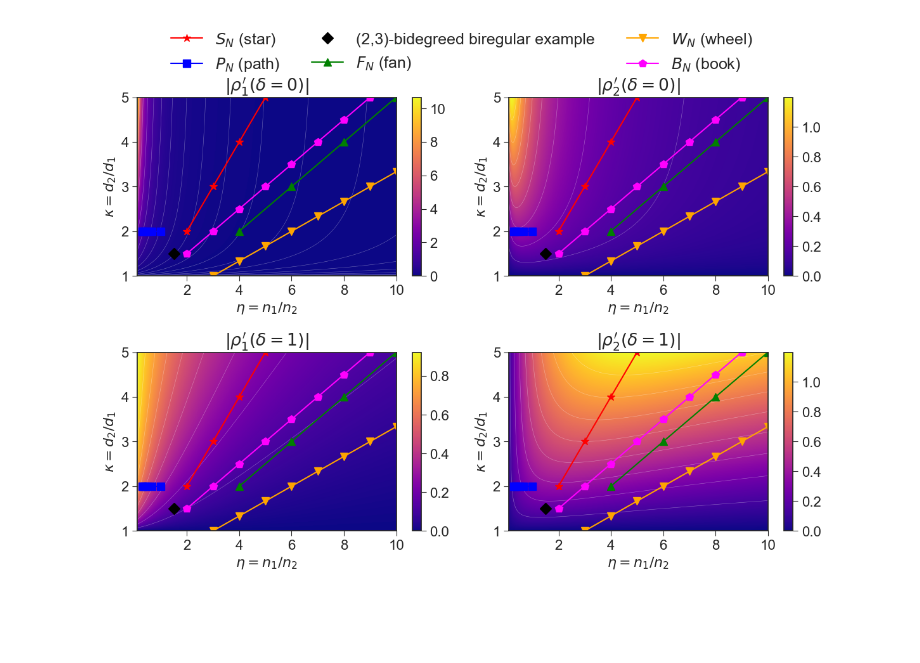
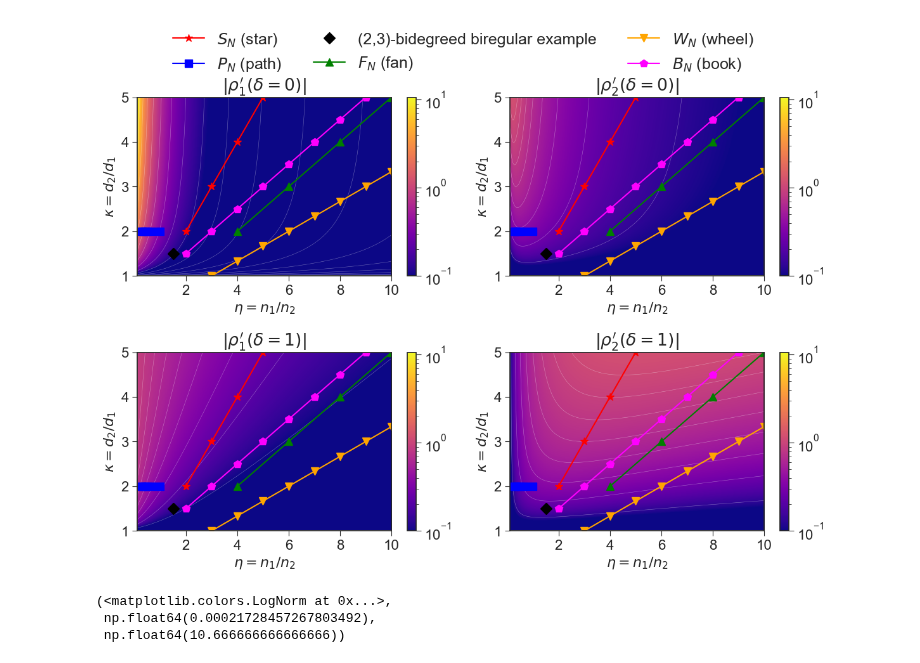
Before and after one commit to davidb2/mixed-updating, a Jupyter notebook: fig-sensitivity.ipynb, the cells around one changed output. Cells and saved outputs as stored; diff of their text form; code cells hidden in the pictures; blank space fills up the shorter version.

```diff
--- a/fig-sensitivity.ipynb
+++ b/fig-sensitivity.ipynb
@@ -1,6 +1,10 @@
 # %%
 import numpy as np
 import matplotlib.pyplot as plt
+from matplotlib.colors import LogNorm, Normalize, TwoSlopeNorm
+
+from matplotlib.colors import Normalize
+
 
 plt.style.use("seaborn-v0_8-ticks")
 plt.rcParams.update({'font.size': 16})
@@ -38,12 +42,8 @@ def rho_derivs_eta(kappa, eta, delta):
 
 
 def overlay_families_eta(ax):
-  """
-  Overlay the canonical bidegreed families in the (eta, kappa) plane:
-
-    eta    = n1/n2
-    kappa = d2/d1
-  """
+  #  eta    = n1/n2
+  #  kappa = d2/d1
 
   ms = 9
 
@@ -158,6 +158,29 @@ rho1_1, rho2_1 = rho_derivs_eta(K, Eta, 1.0)
 fig, axes = plt.subplots(2, 2, figsize=(12, 9))
 cmap = "plasma"
 
+abs_rho1_0 = np.abs(rho1_0)
+abs_rho1_1 = np.abs(rho1_1)
+abs_rho2_0 = np.abs(rho2_0)
+abs_rho2_1 = np.abs(rho2_1)
+vmin = min(
+  abs_rho1_0[abs_rho1_0 > 0].min(),
+  abs_rho1_1[abs_rho1_1 > 0].min(),
+  abs_rho2_0[abs_rho2_0 > 0].min(),
+  abs_rho2_1[abs_rho2_1 > 0].min(),
+)
+vmax = max(
+  abs_rho1_0.max(),
+  abs_rho1_1.max(),
+  abs_rho2_0.max(),
+  abs_rho2_1.max(),
+)
+# norm = LogNorm(vmin=vmin, vmax=vmax, )
+vcenter=.5
+
+log = LogNorm(vmin=.1, vmax=vmax)
+two_slope = TwoSlopeNorm(vmin=vmin, vcenter=1, vmax=vmax)
+norm = log
+
 # |rho1'|, delta = 0
 abs_rho1_0 = np.abs(rho1_0)
 im00 = axes[0, 0].imshow(
@@ -166,6 +189,7 @@ im00 = axes[0, 0].imshow(
   extent=[eta_vals[0], eta_vals[-1], kappa_vals[0], kappa_vals[-1]],
   aspect="auto",
   cmap=cmap,
+  norm=norm,
 )
 
 abs_rho1_0 = np.abs(rho1_0)
@@ -179,6 +203,7 @@ axes[0, 0].contour(
 axes[0, 0].set_title(r"$|\rho_1'(\delta=0)|$")
 overlay_families_eta(axes[0, 0])
 fig.colorbar(im00, ax=axes[0, 0])
+# im00.set_clim(0, 1)
 
 # |rho2'|, delta = 0
 abs_rho2_0 = np.abs(rho2_0)
@@ -188,6 +213,7 @@ im01 = axes[0, 1].imshow(
   extent=[eta_vals[0], eta_vals[-1], kappa_vals[0], kappa_vals[-1]],
   aspect="auto",
   cmap=cmap,
+  norm=norm,
 )
 levels_01 = np.linspace(abs_rho2_0.min(), abs_rho2_0.max(), 10)
 axes[0, 1].contour(
@@ -196,6 +222,7 @@ axes[0, 1].contour(
 axes[0, 1].set_title(r"$|\rho_2'(\delta=0)|$")
 overlay_families_eta(axes[0, 1])
 fig.colorbar(im01, ax=axes[0, 1])
+# im01.set_clim(0, 1)
 
 # |rho1'|, delta = 1
 abs_rho1_1 = np.abs(rho1_1)
@@ -205,40 +232,50 @@ im10 = axes[1, 0].imshow(
   extent=[eta_vals[0], eta_vals[-1], kappa_vals[0], kappa_vals[-1]],
   aspect="auto",
   cmap=cmap,
+  norm=norm,
 )
 levels_10 = np.linspace(abs_rho1_1.min(), abs_rho1_1.max(), 10)
 axes[1, 0].contour(
   Eta, K, abs_rho1_1, levels=levels_10, colors="w", linewidths=0.4, alpha=0.4
 )
 axes[1, 0].set_title(r"$|\rho_1'(\delta=1)|$")
 overlay_families_eta(axes[1, 0])
 fig.colorbar(im10, ax=axes[1, 0])
+# im10.set_clim(0, 1)
 
 # |rho2'|, delta = 1
 abs_rho2_1 = np.abs(rho2_1)
 im11 = axes[1, 1].imshow(
   abs_rho2_1,
   origin="lower",
   extent=[eta_vals[0], eta_vals[-1], kappa_vals[0], kappa_vals[-1]],
   aspect="auto",
   cmap=cmap,
+  norm=norm,
 )
 levels_11 = np.linspace(abs_rho2_1.min(), abs_rho2_1.max(), 10)
 axes[1, 1].contour(
   Eta, K, abs_rho2_1, levels=levels_11, colors="w", linewidths=0.4, alpha=0.4
 )
 axes[1, 1].set_title(r"$|\rho_2'(\delta=1)|$")
 overlay_families_eta(axes[1, 1])
-fig.colorbar(im11, ax=axes[1, 1])
+cbar = fig.colorbar(im11, ax=axes[1, 1])#, ticks=[0, vcenter, 2, 4, 6, 8, 10])
+# cbar.ax.set_yticklabels([0, "0.5", "2", "4", "6", "8", "10"])
+# im11.set_clim(0, 1)
 
 # Single legend for all families
 handles, labels = axes[1, 1].get_legend_handles_labels()
 fig.legend(handles, labels, loc="upper center", ncol=3, fontsize=18)
 
-
 plt.tight_layout(rect=[0, 0, 1, 0.92])
 plt.show()
 # %% [output]
-[figure, old version]
+[figure, new version]
 # %%
 fig.savefig(f'./pics/sensitivity.svg', bbox_inches='tight')
+# %%
+norm, vmin, vmax
+# %% [output]
+(<matplotlib.colors.LogNorm at 0x...>,
+ np.float64(0.00021728457267803492),
+ np.float64(10.666666666666666))
```
Also changed, not shown: parts of 3 cells of this notebook, 16 other files.
